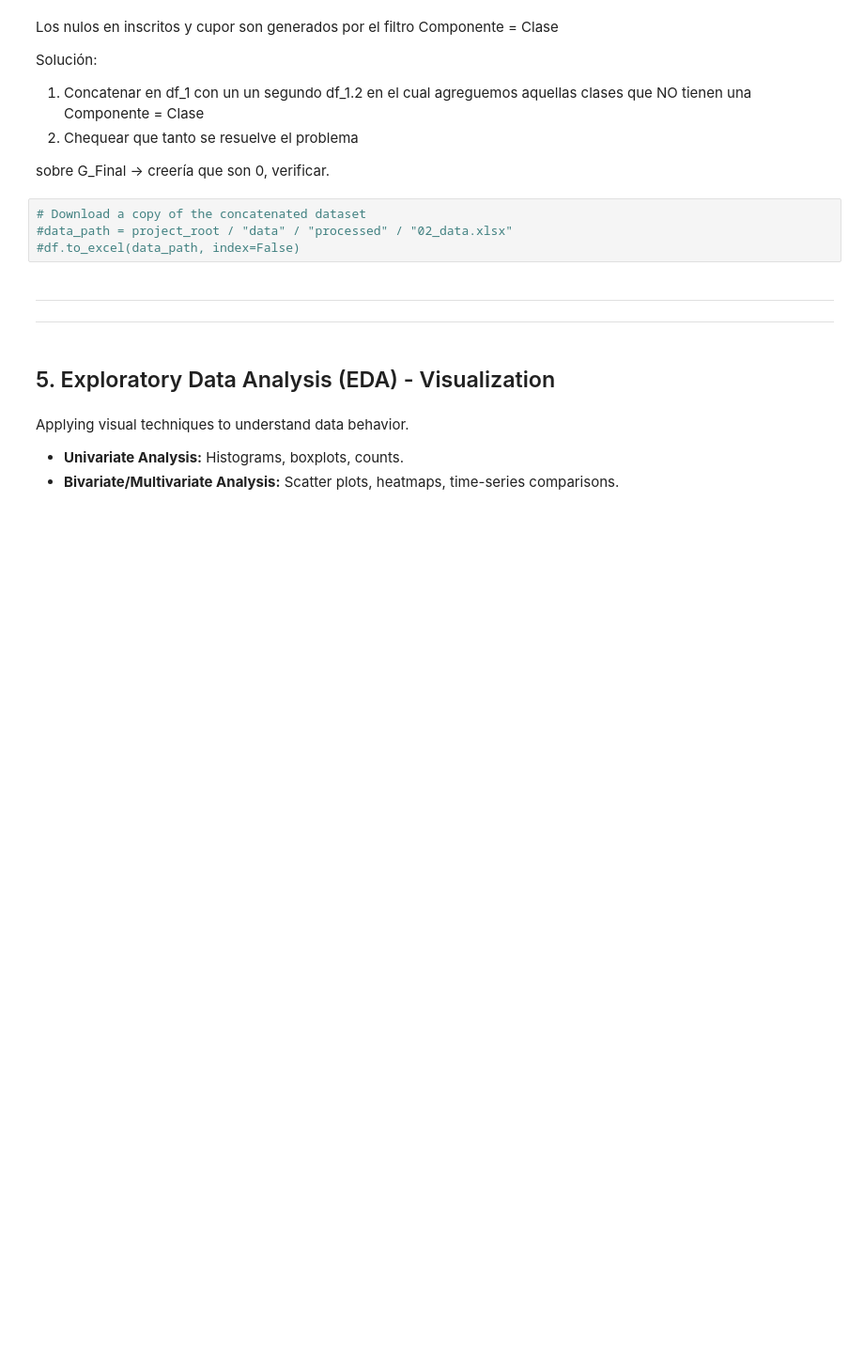
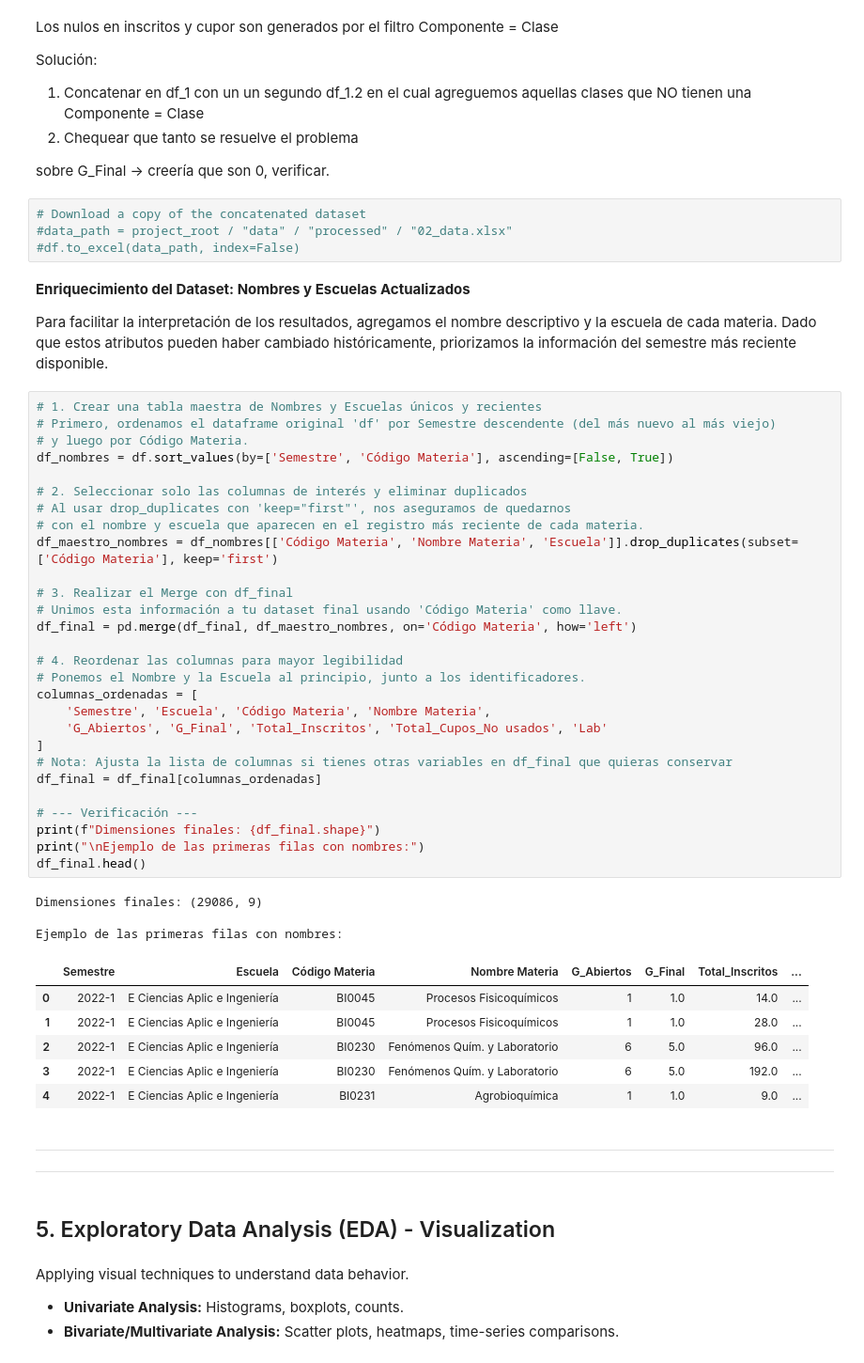
Before and after one commit to SaraMR9/Maestria---Fundamentos-en-ciencia-de-datos, a Jupyter notebook: Proyecto_Final/notebooks/20260207_Final_Project.ipynb, the cells around one changed output. Shown at 94% size. Saved outputs shown, nothing was run; the diff lists cells and outputs as text; blank space fills up the shorter version.

```diff
--- a/Proyecto_Final/notebooks/20260207_Final_Project.ipynb
+++ b/Proyecto_Final/notebooks/20260207_Final_Project.ipynb
@@ -1123,6 +1123,48 @@ sobre G_Final -> creería que son 0, verificar.
 # Download a copy of the concatenated dataset
 #data_path = project_root / "data" / "processed" / "02_data.xlsx"
 #df.to_excel(data_path, index=False)
+# %% [markdown]
+**Enriquecimiento del Dataset: Nombres y Escuelas Actualizados**
+
+Para facilitar la interpretación de los resultados, agregamos el nombre descriptivo y la escuela de cada materia. Dado que estos atributos pueden haber cambiado históricamente, priorizamos la información del semestre más reciente disponible.
+# %%
+# 1. Crear una tabla maestra de Nombres y Escuelas únicos y recientes
+# Primero, ordenamos el dataframe original 'df' por Semestre descendente (del más nuevo al más viejo)
+# y luego por Código Materia.
+df_nombres = df.sort_values(by=['Semestre', 'Código Materia'], ascending=[False, True])
+
+# 2. Seleccionar solo las columnas de interés y eliminar duplicados
+# Al usar drop_duplicates con 'keep="first"', nos aseguramos de quedarnos
+# con el nombre y escuela que aparecen en el registro más reciente de cada materia.
+df_maestro_nombres = df_nombres[['Código Materia', 'Nombre Materia', 'Escuela']].drop_duplicates(subset=['Código Materia'], keep='first')
+
+# 3. Realizar el Merge con df_final
+# Unimos esta información a tu dataset final usando 'Código Materia' como llave.
+df_final = pd.merge(df_final, df_maestro_nombres, on='Código Materia', how='left')
+
+# 4. Reordenar las columnas para mayor legibilidad
+# Ponemos el Nombre y la Escuela al principio, junto a los identificadores.
+columnas_ordenadas = [
+    'Semestre', 'Escuela', 'Código Materia', 'Nombre Materia',
+    'G_Abiertos', 'G_Final', 'Total_Inscritos', 'Total_Cupos_No usados', 'Lab'
+]
+# Nota: Ajusta la lista de columnas si tienes otras variables en df_final que quieras conservar
+df_final = df_final[columnas_ordenadas]
+
+# --- Verificación ---
+print(f"Dimensiones finales: {df_final.shape}")
+print("\nEjemplo de las primeras filas con nombres:")
+df_final.head()
+# %% [output]
+Dimensiones finales: (29086, 9)
+
+Ejemplo de las primeras filas con nombres:
+|  | Semestre | Escuela | Código Materia | Nombre Materia | G_Abiertos | G_Final | Total_Inscritos | ... |
+| 0 | 2022-1 | E Ciencias Aplic e Ingeniería | BI0045 | Procesos Fisicoquímicos | 1 | 1.0 | 14.0 | ... |
+| 1 | 2022-1 | E Ciencias Aplic e Ingeniería | BI0045 | Procesos Fisicoquímicos | 1 | 1.0 | 28.0 | ... |
+| 2 | 2022-1 | E Ciencias Aplic e Ingeniería | BI0230 | Fenómenos Quím. y Laboratorio | 6 | 5.0 | 96.0 | ... |
+| 3 | 2022-1 | E Ciencias Aplic e Ingeniería | BI0230 | Fenómenos Quím. y Laboratorio | 6 | 5.0 | 192.0 | ... |
+| 4 | 2022-1 | E Ciencias Aplic e Ingeniería | BI0231 | Agrobioquímica | 1 | 1.0 | 9.0 | ... |
 # %% [markdown]
 ---
 ---
```
Also changed, not shown: parts of 1 cell of this notebook.
